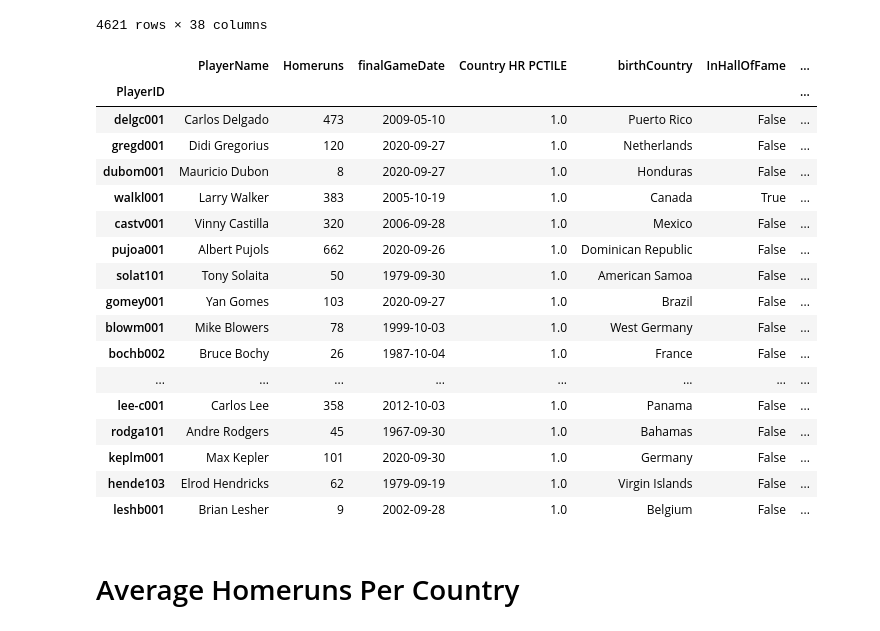
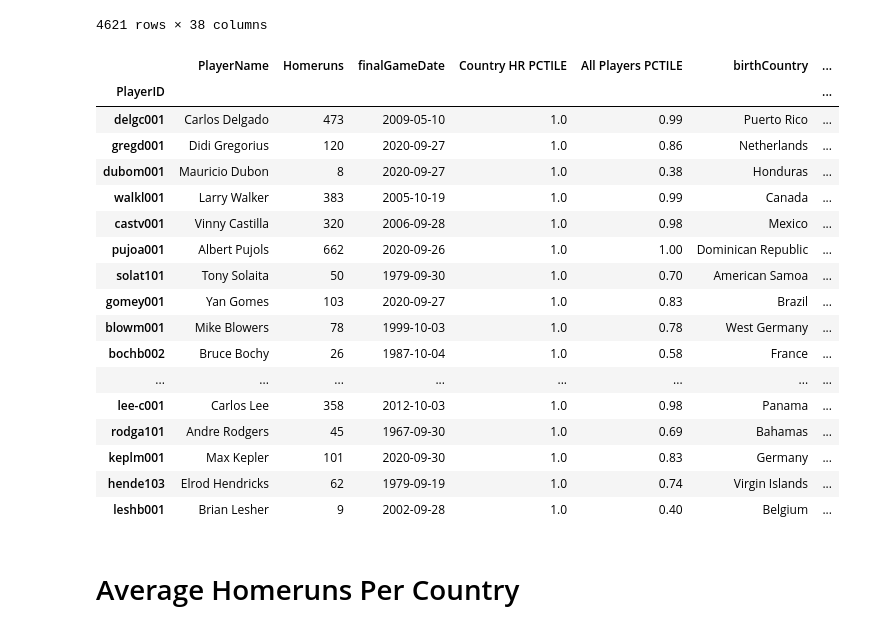
Before and after one commit to jack11wagner/DataWranglingProject, a Jupyter notebook: BaseballAnalysisJupyter/BattingAnalysis.ipynb, the cells around one changed output. Cells and saved outputs as stored; diff of their text form; code cells hidden in the pictures.

```diff
--- a/BaseballAnalysisJupyter/BattingAnalysis.ipynb
+++ b/BaseballAnalysisJupyter/BattingAnalysis.ipynb
@@ -265,36 +245,36 @@ country_batting_df
 | zupof101 | 16 | 18 | 3 | 3 | 1 | 0 | 0 | 0 | 2 | 0 | ... |
 | zuvep001 | 209 | 491 | 41 | 109 | 17 | 2 | 2 | 20 | 34 | 1 | ... |
 4621 rows × 38 columns
-# %%
-country_avg_df = country_batting_df[['PlayerName','Homeruns', 'finalGameDate','Country HR PCTILE', 'birthCountry','InHallOfFame' ]]
-country_avg_df = country_avg_df.copy()
-country_avg_df['AverageHRPerCountry'] = country_avg_df['birthCountry'].apply(getHRAVGForCountry)
-country_avg_df[['PlayerName','birthCountry', 'Country HR PCTILE', 'finalGameDate', 'Homeruns', 'AverageHRPerCountry', 'InHallOfFame']]
-country_avg_df.sort_values(by='Country HR PCTILE', ascending =False).head(30)
-# %% [output]
-|  | PlayerName | Homeruns | finalGameDate | Country HR PCTILE | birthCountry | InHallOfFame | ... |
-| PlayerID |  |  |  |  |  |  | ... |
-| delgc001 | Carlos Delgado | 473 | 2009-05-10 | 1.0 | Puerto Rico | False | ... |
-| gregd001 | Didi Gregorius | 120 | 2020-09-27 | 1.0 | Netherlands | False | ... |
-| dubom001 | Mauricio Dubon | 8 | 2020-09-27 | 1.0 | Honduras | False | ... |
-| walkl001 | Larry Walker | 383 | 2005-10-19 | 1.0 | Canada | True | ... |
-| castv001 | Vinny Castilla | 320 | 2006-09-28 | 1.0 | Mexico | False | ... |
-| pujoa001 | Albert Pujols | 662 | 2020-09-26 | 1.0 | Dominican Republic | False | ... |
-| solat101 | Tony Solaita | 50 | 1979-09-30 | 1.0 | American Samoa | False | ... |
-| gomey001 | Yan Gomes | 103 | 2020-09-27 | 1.0 | Brazil | False | ... |
-| blowm001 | Mike Blowers | 78 | 1999-10-03 | 1.0 | West Germany | False | ... |
-| bochb002 | Bruce Bochy | 26 | 1987-10-04 | 1.0 | France | False | ... |
-| ... | ... | ... | ... | ... | ... | ... | ... |
-| lee-c001 | Carlos Lee | 358 | 2012-10-03 | 1.0 | Panama | False | ... |
-| rodga101 | Andre Rodgers | 45 | 1967-09-30 | 1.0 | Bahamas | False | ... |
-| keplm001 | Max Kepler | 101 | 2020-09-30 | 1.0 | Germany | False | ... |
-| hende103 | Elrod Hendricks | 62 | 1979-09-19 | 1.0 | Virgin Islands | False | ... |
-| leshb001 | Brian Lesher | 9 | 2002-09-28 | 1.0 | Belgium | False | ... |
 # %%
 def getHRAVGForCountry(country):
     country_group = country_batting_df.groupby('birthCountry')
     avg_hrs_per_country = dict(country_group['Homeruns'].mean())
     return avg_hrs_per_country[country]
+# %%
+country_avg_df = country_batting_df[['PlayerName','Homeruns', 'finalGameDate','Country HR PCTILE', 'All Players PCTILE', 'birthCountry','InHallOfFame' ]]
+country_avg_df = country_avg_df.copy()
+country_avg_df['AverageHRPerCountry'] = country_avg_df['birthCountry'].apply(getHRAVGForCountry)
+country_avg_df[['PlayerName','birthCountry', 'Country HR PCTILE', 'All Players PCTILE', 'finalGameDate', 'Homeruns', 'AverageHRPerCountry', 'InHallOfFame']]
+country_avg_df.sort_values(by='Country HR PCTILE', ascending =False).head(30)
+# %% [output]
+|  | PlayerName | Homeruns | finalGameDate | Country HR PCTILE | All Players PCTILE | birthCountry | ... |
+| PlayerID |  |  |  |  |  |  | ... |
+| delgc001 | Carlos Delgado | 473 | 2009-05-10 | 1.0 | 0.99 | Puerto Rico | ... |
+| gregd001 | Didi Gregorius | 120 | 2020-09-27 | 1.0 | 0.86 | Netherlands | ... |
+| dubom001 | Mauricio Dubon | 8 | 2020-09-27 | 1.0 | 0.38 | Honduras | ... |
+| walkl001 | Larry Walker | 383 | 2005-10-19 | 1.0 | 0.99 | Canada | ... |
+| castv001 | Vinny Castilla | 320 | 2006-09-28 | 1.0 | 0.98 | Mexico | ... |
+| pujoa001 | Albert Pujols | 662 | 2020-09-26 | 1.0 | 1.00 | Dominican Republic | ... |
+| solat101 | Tony Solaita | 50 | 1979-09-30 | 1.0 | 0.70 | American Samoa | ... |
+| gomey001 | Yan Gomes | 103 | 2020-09-27 | 1.0 | 0.83 | Brazil | ... |
+| blowm001 | Mike Blowers | 78 | 1999-10-03 | 1.0 | 0.78 | West Germany | ... |
+| bochb002 | Bruce Bochy | 26 | 1987-10-04 | 1.0 | 0.58 | France | ... |
+| ... | ... | ... | ... | ... | ... | ... | ... |
+| lee-c001 | Carlos Lee | 358 | 2012-10-03 | 1.0 | 0.98 | Panama | ... |
+| rodga101 | Andre Rodgers | 45 | 1967-09-30 | 1.0 | 0.69 | Bahamas | ... |
+| keplm001 | Max Kepler | 101 | 2020-09-30 | 1.0 | 0.83 | Germany | ... |
+| hende103 | Elrod Hendricks | 62 | 1979-09-19 | 1.0 | 0.74 | Virgin Islands | ... |
+| leshb001 | Brian Lesher | 9 | 2002-09-28 | 1.0 | 0.40 | Belgium | ... |
 # %% [markdown]
 # Average Homeruns Per Country
 # %%
```
Also changed, not shown: parts of 9 cells of this notebook, 1 other file.
